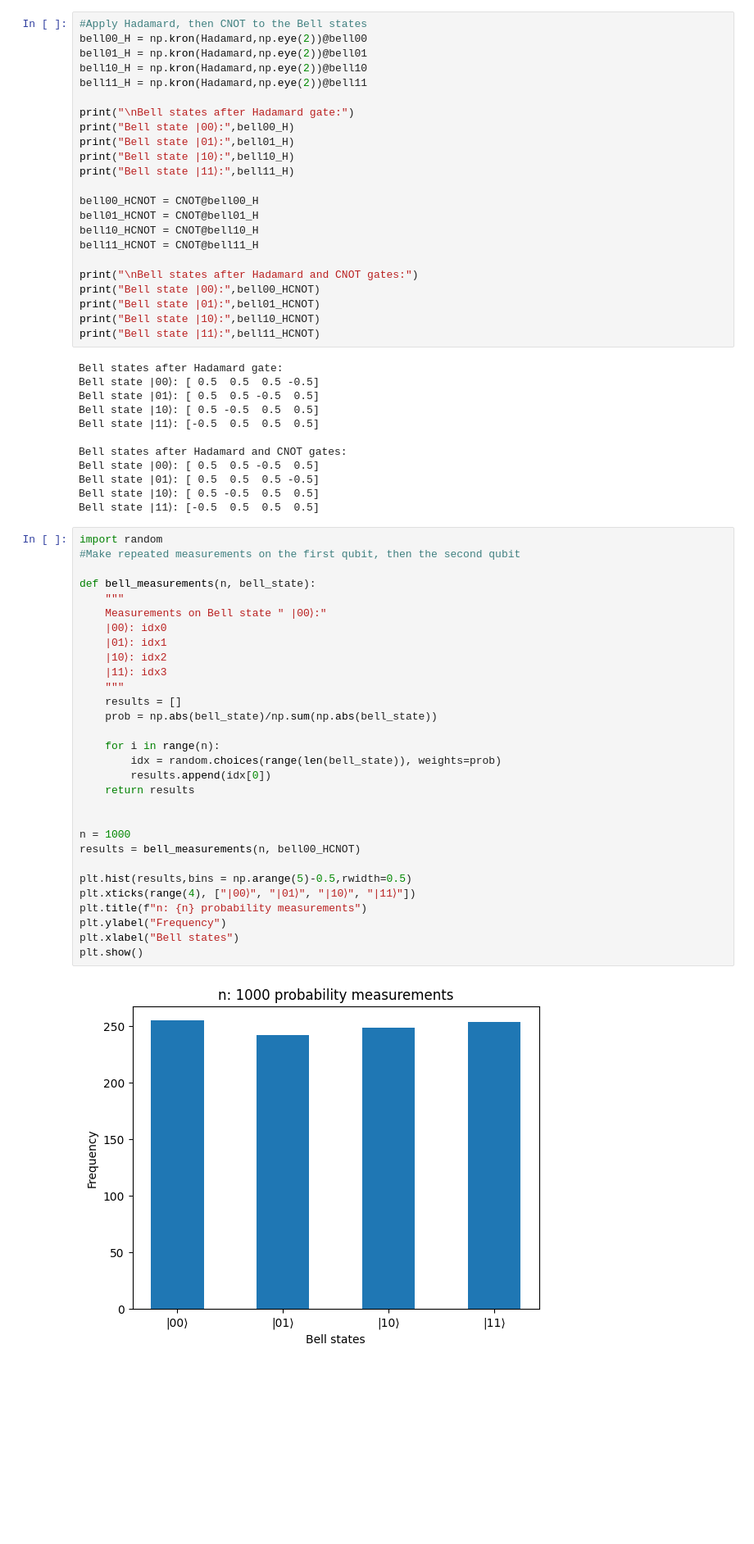
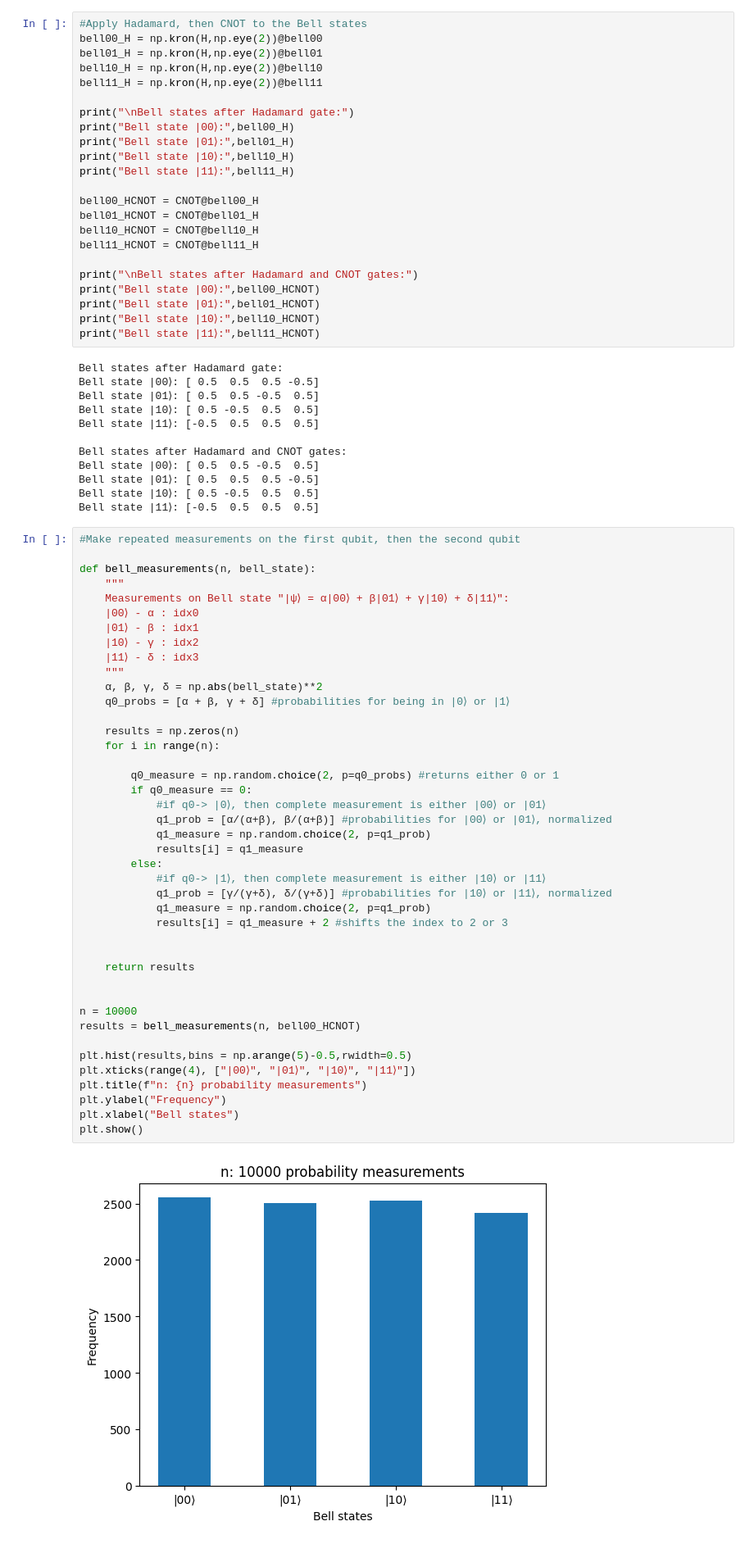
Before and after one commit to hishemok/FYS5419, a Jupyter notebook: Project1.ipynb, the cells around one changed output. Shown: that part at 82% size. Drawn from its saved outputs; the diff is of its cells as text; blank space fills up the shorter version.

```diff
--- a/Project1.ipynb
+++ b/Project1.ipynb
@@ -113,10 +149,10 @@ Bell state |10⟩: [ 0.70710678  0.          0.         -0.70710678]
 Bell state |11⟩: [ 0.          0.70710678 -0.70710678  0.        ]
 # %%
 #Apply Hadamard, then CNOT to the Bell states
-bell00_H = np.kron(Hadamard,np.eye(2))@bell00
-bell01_H = np.kron(Hadamard,np.eye(2))@bell01
-bell10_H = np.kron(Hadamard,np.eye(2))@bell10
-bell11_H = np.kron(Hadamard,np.eye(2))@bell11
+bell00_H = np.kron(H,np.eye(2))@bell00
+bell01_H = np.kron(H,np.eye(2))@bell01
+bell10_H = np.kron(H,np.eye(2))@bell10
+bell11_H = np.kron(H,np.eye(2))@bell11
 
 print("\nBell states after Hadamard gate:")
 print("Bell state |00⟩:",bell00_H)
@@ -147,34 +183,46 @@ Bell state |01⟩: [ 0.5  0.5  0.5 -0.5]
 Bell state |10⟩: [ 0.5 -0.5  0.5  0.5]
 Bell state |11⟩: [-0.5  0.5  0.5  0.5]
 # %%
-import random
 #Make repeated measurements on the first qubit, then the second qubit
 
 def bell_measurements(n, bell_state):
     """
-    Measurements on Bell state " |00⟩:"
-    |00⟩: idx0
-    |01⟩: idx1
-    |10⟩: idx2
-    |11⟩: idx3
+    Measurements on Bell state "|ψ⟩ = α|00⟩ + β|01⟩ + γ|10⟩ + δ|11⟩":
+    |00⟩ - α : idx0
+    |01⟩ - β : idx1
+    |10⟩ - γ : idx2
+    |11⟩ - δ : idx3
     """
-    results = []
-    prob = np.abs(bell_state)/np.sum(np.abs(bell_state))
+    α, β, γ, δ = np.abs(bell_state)**2
+    q0_probs = [α + β, γ + δ] #probabilities for being in |0⟩ or |1⟩
 
+    results = np.zeros(n)
     for i in range(n):
-        idx = random.choices(range(len(bell_state)), weights=prob)
-        results.append(idx[0])
+
+        q0_measure = np.random.choice(2, p=q0_probs) #returns either 0 or 1
+        if q0_measure == 0:
+            #if q0-> |0⟩, then complete measurement is either |00⟩ or |01⟩
+            q1_prob = [α/(α+β), β/(α+β)] #probabilities for |00⟩ or |01⟩, normalized
+            q1_measure = np.random.choice(2, p=q1_prob)
+            results[i] = q1_measure
+        else:
+            #if q0-> |1⟩, then complete measurement is either |10⟩ or |11⟩
+            q1_prob = [γ/(γ+δ), δ/(γ+δ)] #probabilities for |10⟩ or |11⟩, normalized
+            q1_measure = np.random.choice(2, p=q1_prob)
+            results[i] = q1_measure + 2 #shifts the index to 2 or 3
+
+
     return results
 
 
-n = 1000
+n = 10000
 results = bell_measurements(n, bell00_HCNOT)
 
 plt.hist(results,bins = np.arange(5)-0.5,rwidth=0.5)
 plt.xticks(range(4), ["|00⟩", "|01⟩", "|10⟩", "|11⟩"])
 plt.title(f"n: {n} probability measurements")
 plt.ylabel("Frequency")
 plt.xlabel("Bell states")
 plt.show()
 # %% [output]
-[figure, old version]
+[figure, new version]
```
Also changed, not shown: parts of 2 cells of this notebook.
